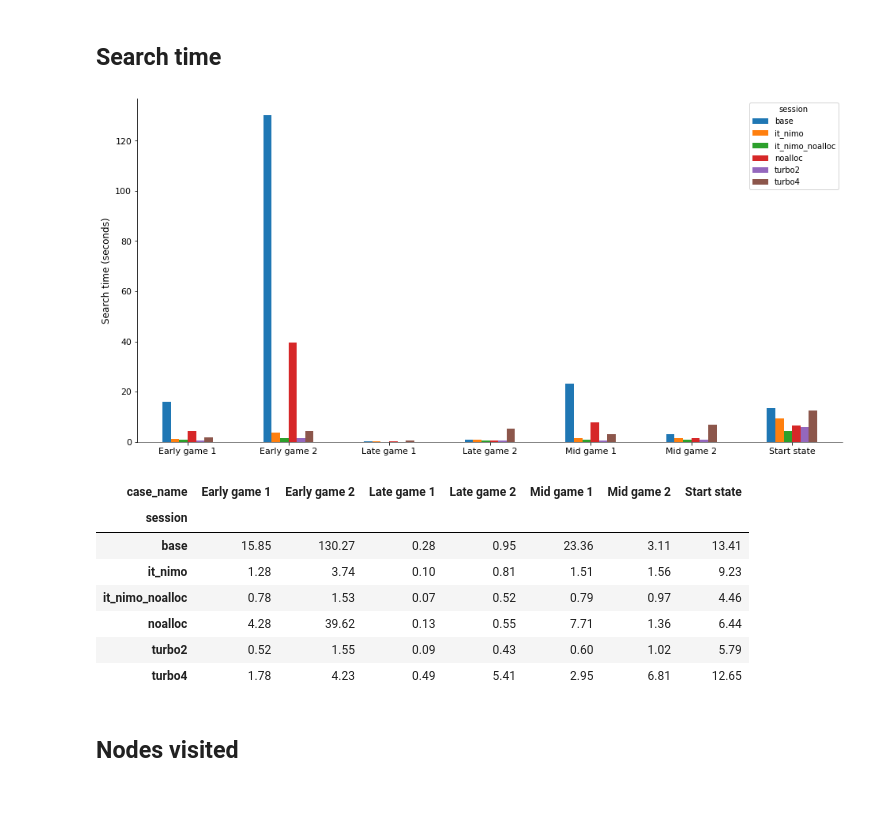
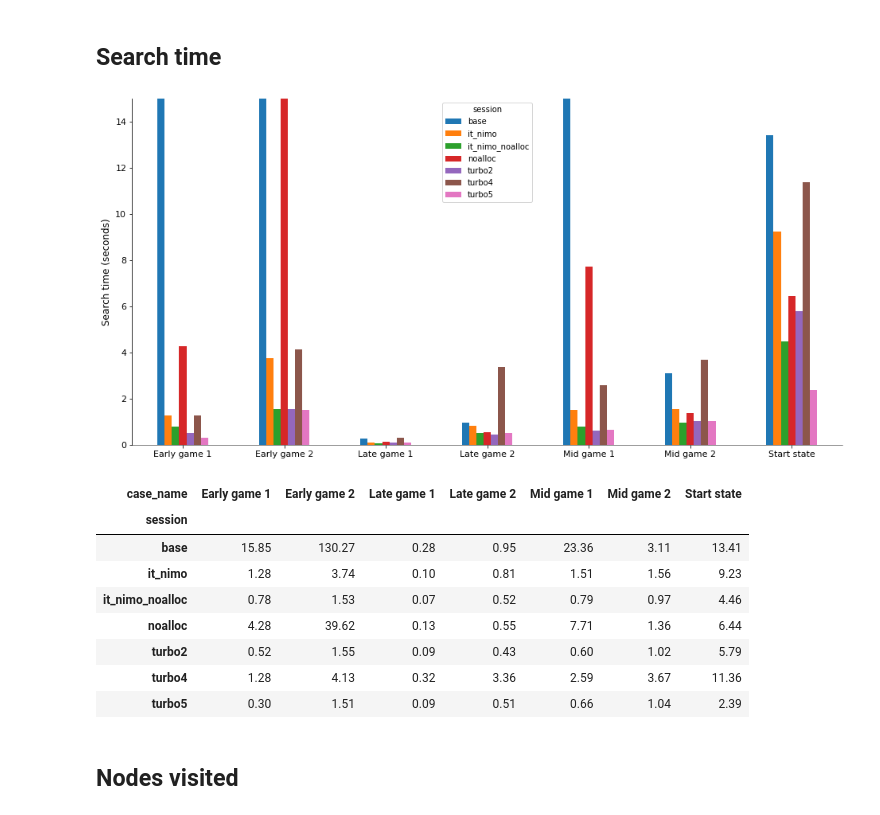
Before and after one commit to maltebp/ChessAI, a Jupyter notebook: PerformanceTest/analysis/analysis.ipynb, the cells around one changed output. Drawn from its saved outputs; the diff is of its cells as text; code cells hidden in the pictures.

```diff
--- a/PerformanceTest/analysis/analysis.ipynb
+++ b/PerformanceTest/analysis/analysis.ipynb
@@ -24,10 +43,10 @@ Loaded test cases:
 # %% [markdown]
 ## Search time
 # %%
-bar_chart(max_depth_data.pivot('case_name','session', 'time'), ylabel="Search time (seconds)")
+bar_chart(max_depth_data.pivot('case_name','session', 'time'), ylabel="Search time (seconds)",  ymax=15)
 display(max_depth_data.pivot('session','case_name','time'))
 # %% [output]
-[figure, old version]
+[figure, new version]
 | case_name | Early game 1 | Early game 2 | Late game 1 | Late game 2 | Mid game 1 | Mid game 2 | Start state |
 | session |  |  |  |  |  |  |  |
 | base | 15.85 | 130.27 | 0.28 | 0.95 | 23.36 | 3.11 | 13.41 |
@@ -35,7 +54,8 @@ display(max_depth_data.pivot('session','case_name','time'))
 | it_nimo_noalloc | 0.78 | 1.53 | 0.07 | 0.52 | 0.79 | 0.97 | 4.46 |
 | noalloc | 4.28 | 39.62 | 0.13 | 0.55 | 7.71 | 1.36 | 6.44 |
 | turbo2 | 0.52 | 1.55 | 0.09 | 0.43 | 0.60 | 1.02 | 5.79 |
-| turbo4 | 1.78 | 4.23 | 0.49 | 5.41 | 2.95 | 6.81 | 12.65 |
+| turbo4 | 1.28 | 4.13 | 0.32 | 3.36 | 2.59 | 3.67 | 11.36 |
+| turbo5 | 0.30 | 1.51 | 0.09 | 0.51 | 0.66 | 1.04 | 2.39 |
 # %% [markdown]
 ## Nodes visited
 # %%
```
Also changed, not shown: parts of 7 cells of this notebook, 1 other file.
